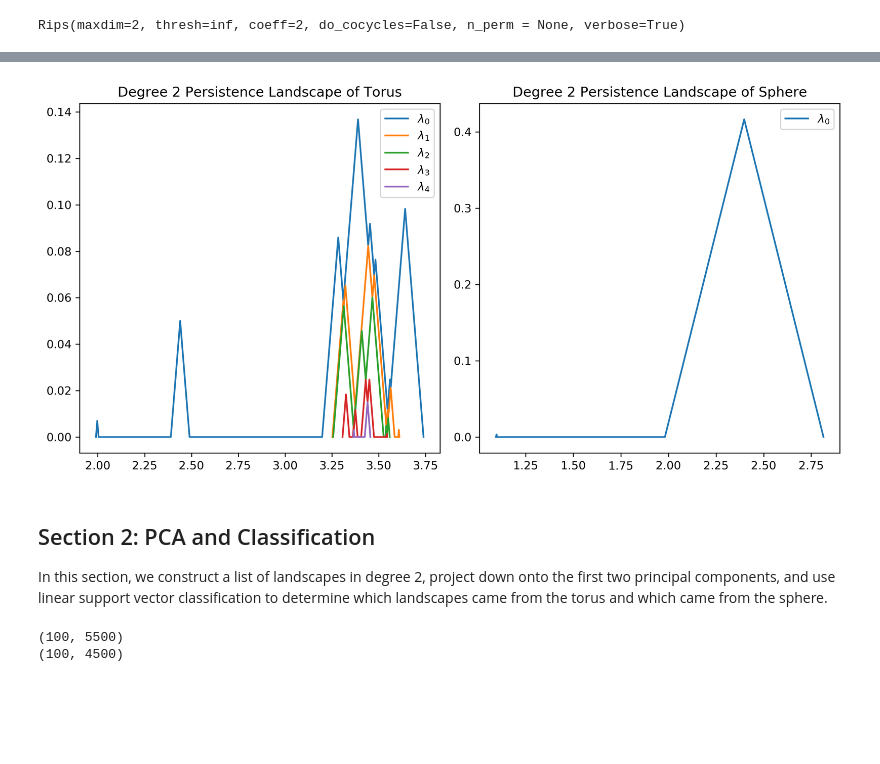
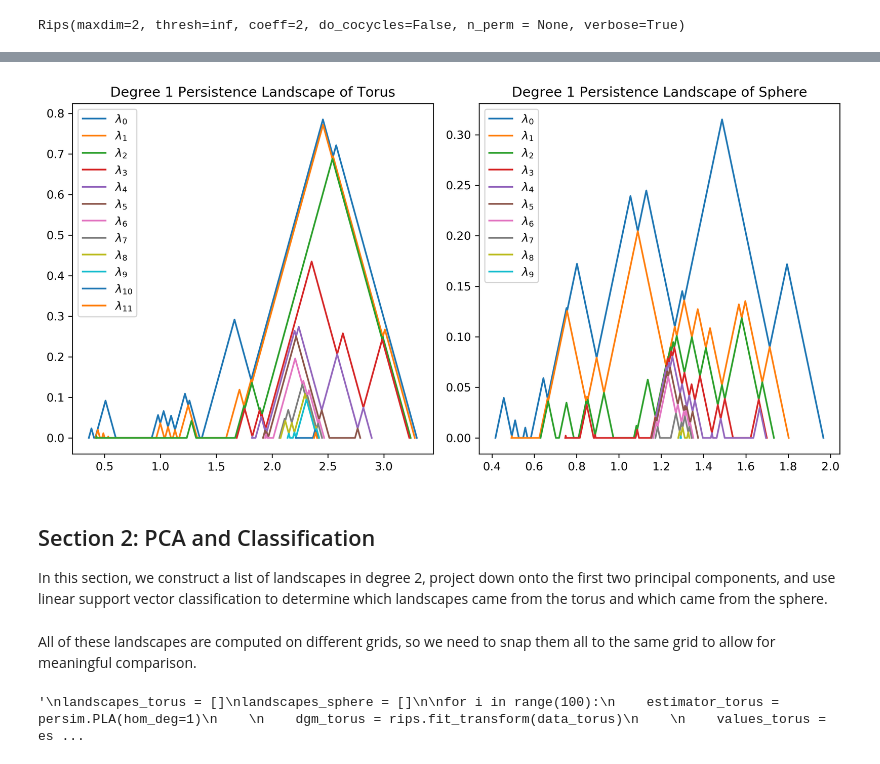
Before and after one commit to catanzaromj/persim, a Jupyter notebook: docs/notebooks/Persistence Landscapes and Machine Learning.ipynb, the cells around one changed output, grey strips where cells are left out. Drawn from its saved outputs; the diff is of its cells as text; code cells hidden in the pictures; blank space fills up the shorter version.

```diff
--- a/docs/notebooks/Persistence Landscapes and Machine Learning.ipynb
+++ b/docs/notebooks/Persistence Landscapes and Machine Learning.ipynb
@@ -50,17 +50,17 @@ fig.tight_layout()
 # %%
 # plot landscapes
 fig, axs = plt.subplots(1, 2, dpi=300)
 fig.set_size_inches(10, 5)
 
-persim.plot_landscape_simple(persim.PersLandscapeExact(dgms_torus, hom_deg=2),
-                             title="Degree 2 Persistence Landscape of Torus", ax=axs[0])
+persim.plot_landscape_simple(persim.PersLandscapeExact(dgms_torus, hom_deg=1),
+                             title="Degree 1 Persistence Landscape of Torus", ax=axs[0])
 
-persim.plot_landscape_simple(persim.PersLandscapeExact(dgms_sphere, hom_deg=2),
-                            title="Degree 2 Persistence Landscape of Sphere", ax=axs[1])
+persim.plot_landscape_simple(persim.PersLandscapeExact(dgms_sphere, hom_deg=1),
+                            title="Degree 1 Persistence Landscape of Sphere", ax=axs[1])
 
 fig.tight_layout()
 # %% [output]
-[figure, old version]
+[figure, new version]
 # %% [markdown]
 ## Section 2: PCA and Classification
 
@@ -67,0 +82,2 @@ In this section, we construct a list of landscapes in degree 2, project down ont
+# %% [markdown]
+All of these landscapes are computed on different grids, so we need to snap them all to the same grid to allow for meaningful comparison.
@@ -68,4 +92,5 @@ In this section, we construct a list of landscapes in degree 2, project down ont
 # %%
+"""
 landscapes_torus = []
 landscapes_sphere = []
 
@@ -89,9 +114,6 @@ for i in range(100):
 
 ls_torus = np.array(landscapes_torus)
 ls_sphere = np.array(landscapes_sphere)
+"""
+# %% [output]
+'\nlandscapes_torus = []\nlandscapes_sphere = []\n\nfor i in range(100):\n    estimator_torus = persim.PLA(hom_deg=1)\n    \n    dgm_torus = rips.fit_transform(data_torus)\n    \n    values_torus = es ...
-# %%
-print(np.shape(ls_torus))
-print(np.shape(ls_sphere))
-# %% [output]
-(100, 5500)
-(100, 4500)
```
Also changed, not shown: parts of 8 cells of this notebook.
